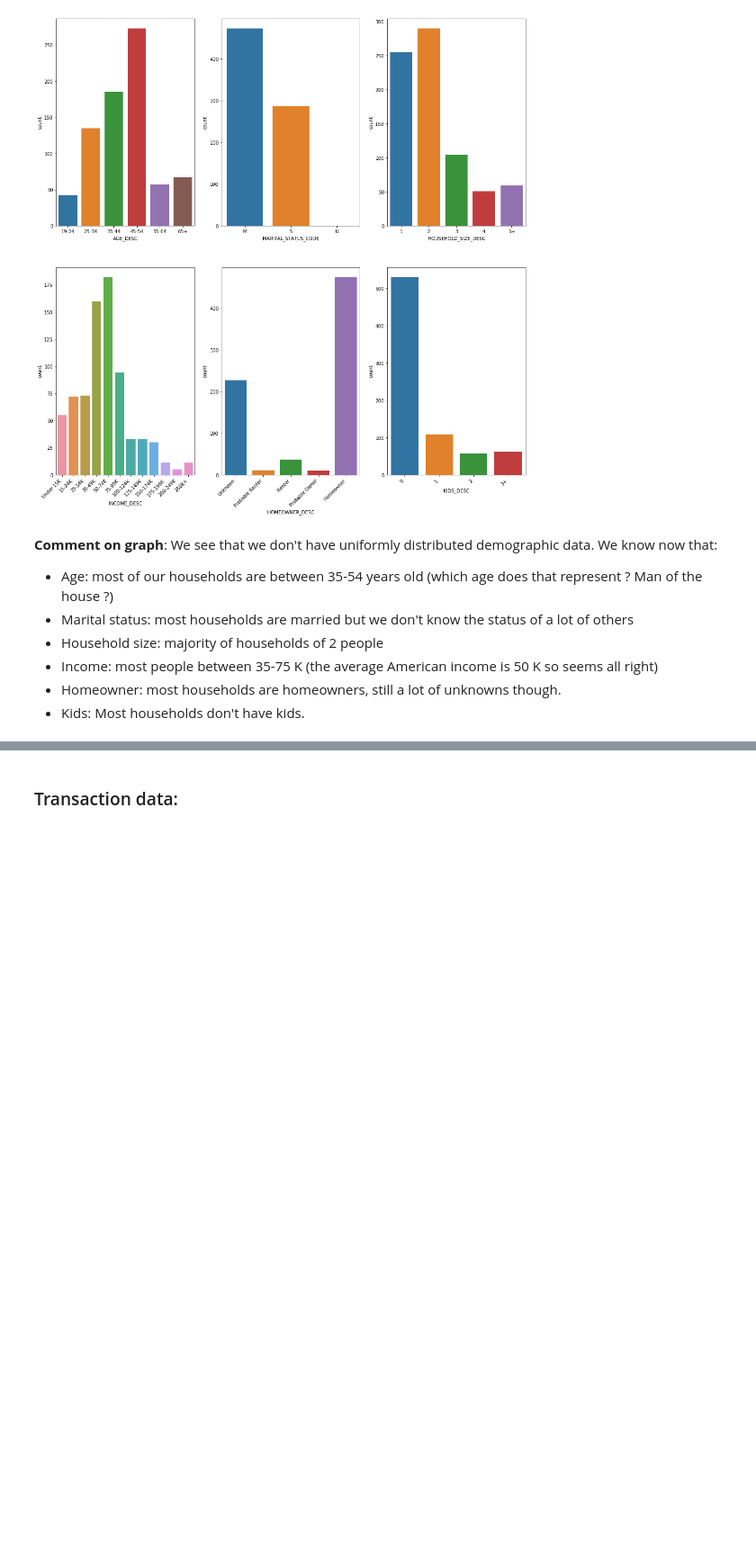
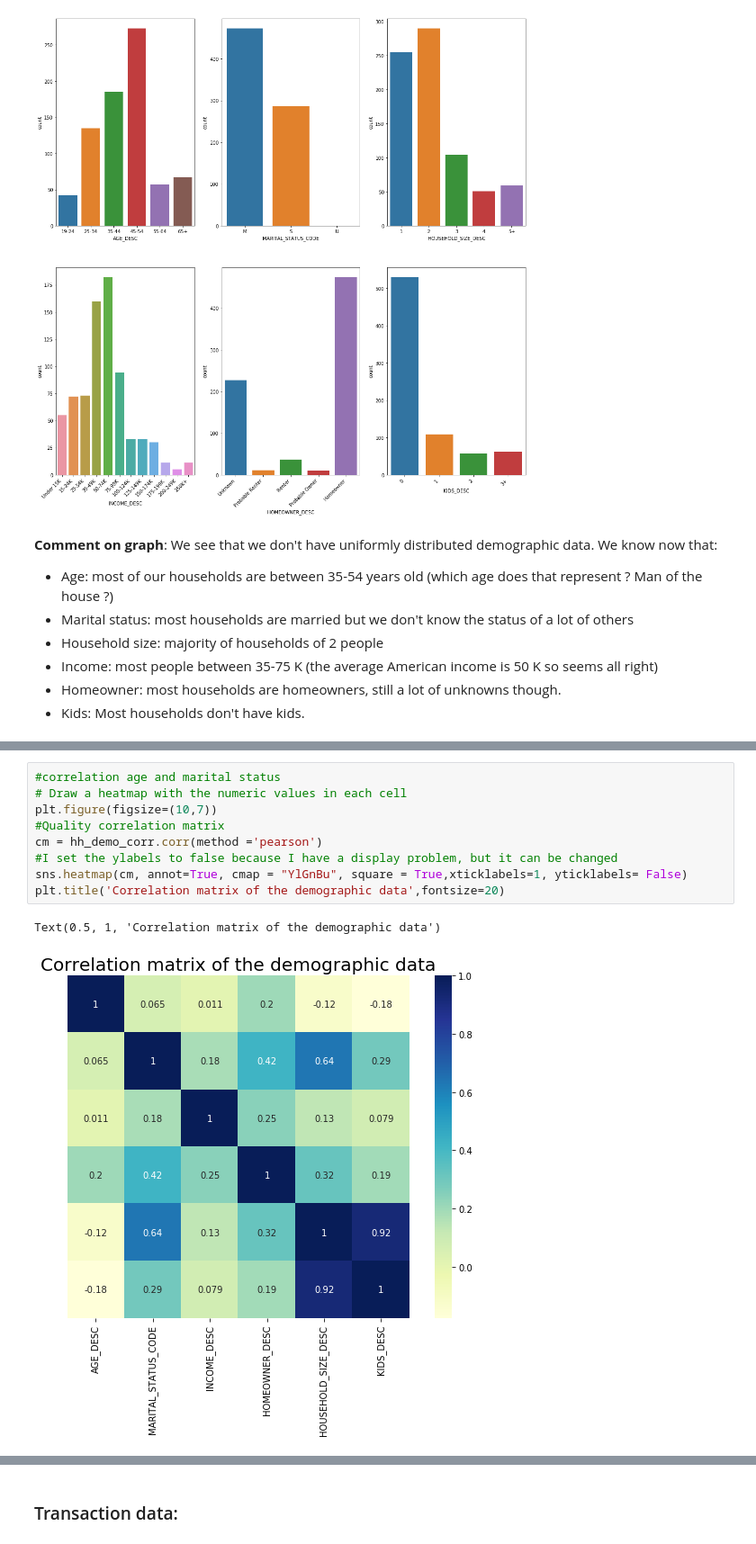
Before and after one commit to marvande/epfl-ada-2019-data-analysis, a Jupyter notebook: code/main.ipynb, the cells around one changed output, grey strips where cells are left out. Shown at 90% size. Cells and saved outputs as stored; diff of their text form; blank space fills up the shorter version.

Commit message:
correlation for demo added

```diff
--- a/code/main.ipynb
+++ b/code/main.ipynb
@@ -555,0 +603,12 @@ plt.show()
+# %%
+#correlation age and marital status
+# Draw a heatmap with the numeric values in each cell
+plt.figure(figsize=(10,7))
+#Quality correlation matrix
+cm = hh_demo_corr.corr(method ='pearson')
+#I set the ylabels to false because I have a display problem, but it can be changed
+sns.heatmap(cm, annot=True, cmap = "YlGnBu", square = True,xticklabels=1, yticklabels= False)
+plt.title('Correlation matrix of the demographic data',fontsize=20)
+# %% [output]
+Text(0.5, 1, 'Correlation matrix of the demographic data')
+[figure, added]
```
Also changed, not shown: parts of 27 cells of this notebook.
